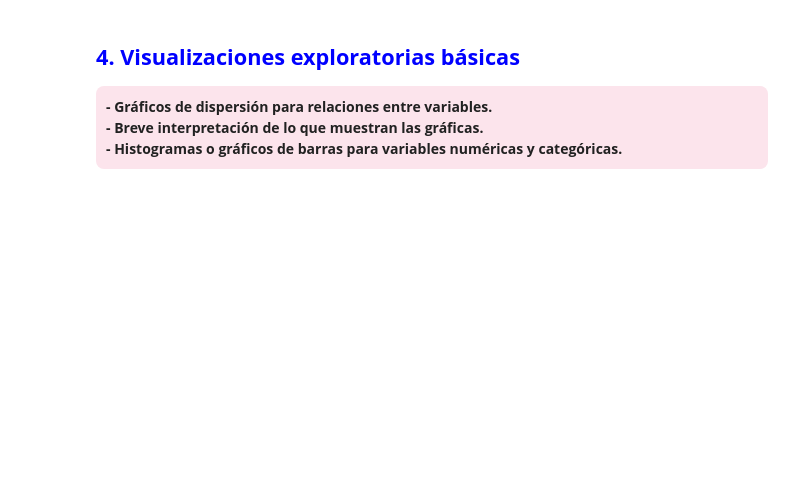
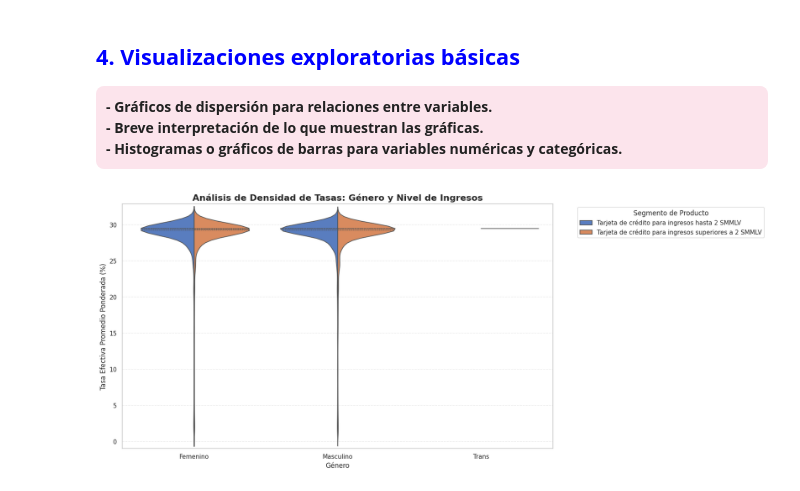
Before and after one commit to HesychastCs/fndDatos2026S1, a Jupyter notebook: sp_1_katherine_rodriguez_vanessa_tocasuche.ipynb, the cells around one changed output. Drawn from its saved outputs; the diff is of its cells as text; code cells hidden in the pictures; blank space fills up the shorter version.

```diff
--- a/sp_1_katherine_rodriguez_vanessa_tocasuche.ipynb
+++ b/sp_1_katherine_rodriguez_vanessa_tocasuche.ipynb
@@ -715,3 +740,30 @@ Variables oject e int64:
 <b>- Breve interpretación de lo que muestran las gráficas.</b><br>
 <b>- Histogramas o gráficos de barras para variables numéricas y categóricas.</b><br>
 </div>
+# %%
+df_clean = df[df['Tasa_efectiva_promedio_ponderada'] > 1]
+
+plt.figure(figsize=(14, 8))
+
+sns.violinplot(
+    data=df_clean,
+    x='Sexo',
+    y='Tasa_efectiva_promedio_ponderada',
+    hue='Producto de crédito',
+    split=True,
+    inner="quart",
+    palette='muted',
+    bw_method=0.2
+)
+plt.ylim(df_clean['Tasa_efectiva_promedio_ponderada'].min() - 2,
+         df_clean['Tasa_efectiva_promedio_ponderada'].max() + 2)
+
+plt.title('Análisis de Densidad de Tasas: Género y Nivel de Ingresos', fontsize=16, fontweight='bold')
+plt.xlabel('Género', fontsize=12)
+plt.ylabel('Tasa Efectiva Promedio Ponderada (%)', fontsize=12)
+plt.legend(title='Segmento de Producto', bbox_to_anchor=(1.05, 1), loc='upper left')
+plt.grid(axis='y', linestyle='--', alpha=0.4)
+
+plt.show()
+# %% [output]
+[figure, added]
```
Also changed, not shown: parts of 17 cells of this notebook.
